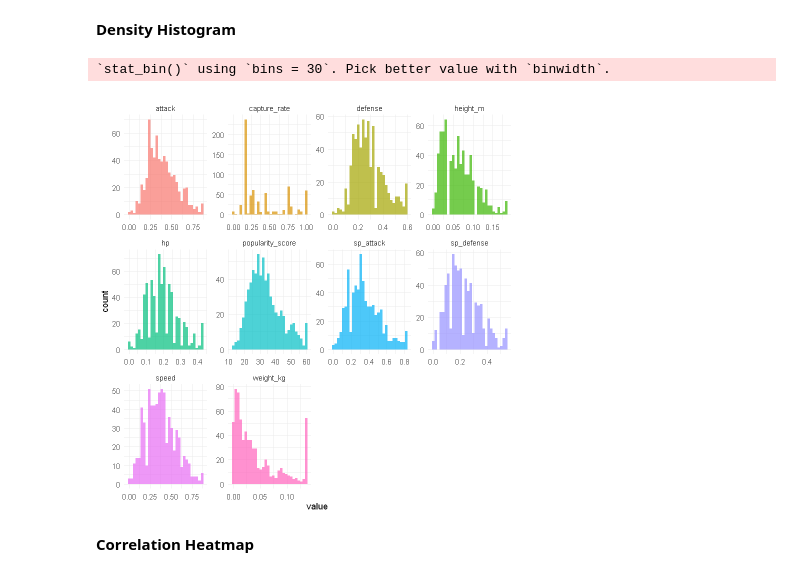
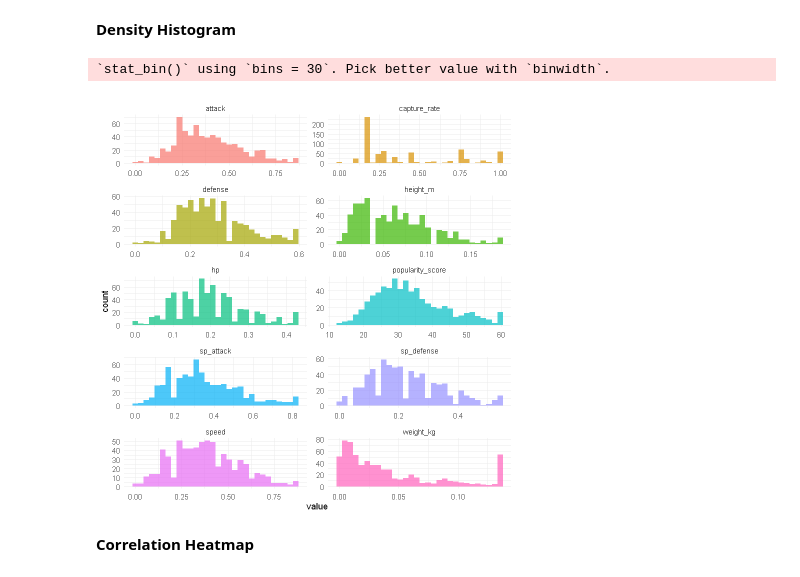
Before and after one commit to YashChowdhary34/pokemon-viewer-retention-analysis, a Jupyter notebook: popularity-pokemon-analysis.ipynb, the cells around one changed output. Cells and saved outputs as stored; diff of their text form; code cells hidden in the pictures.

```diff
--- a/popularity-pokemon-analysis.ipynb
+++ b/popularity-pokemon-analysis.ipynb
@@ -128,13 +84,13 @@ pokemon_pivoted %>%
 # %%
 pokemon_pivoted %>%
   ggplot(aes(x = value, fill = feature)) +
   geom_histogram(alpha = 0.7) +
-  facet_wrap(~feature, scales = "free") +
+  facet_wrap(~feature, scales = "free", ncol = 2) +
   theme_minimal() +
   theme(legend.position = "none")
 # %% [output]
 `stat_bin()` using `bins = 30`. Pick better value with `binwidth`.
-[figure, old version]
+[figure, new version]
 # %% [markdown]
 **Correlation Heatmap**
 # %%
```
Also changed, not shown: parts of 31 cells of this notebook, 2 other files.
